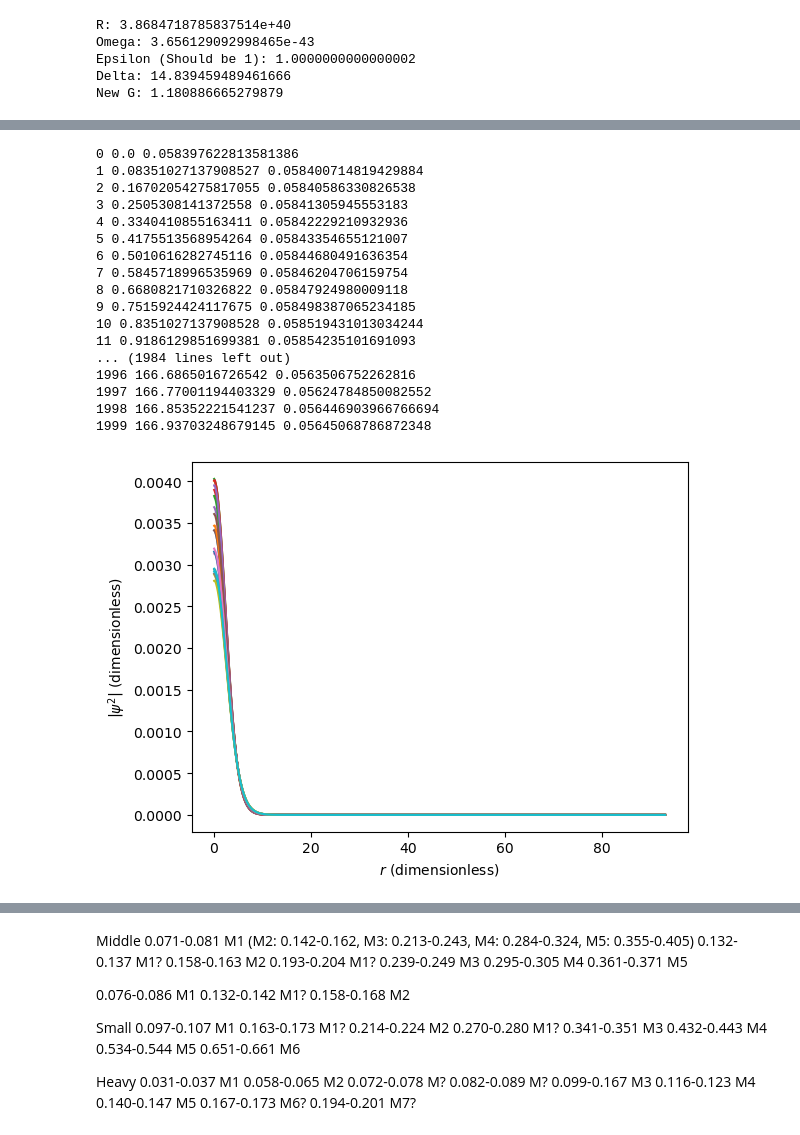
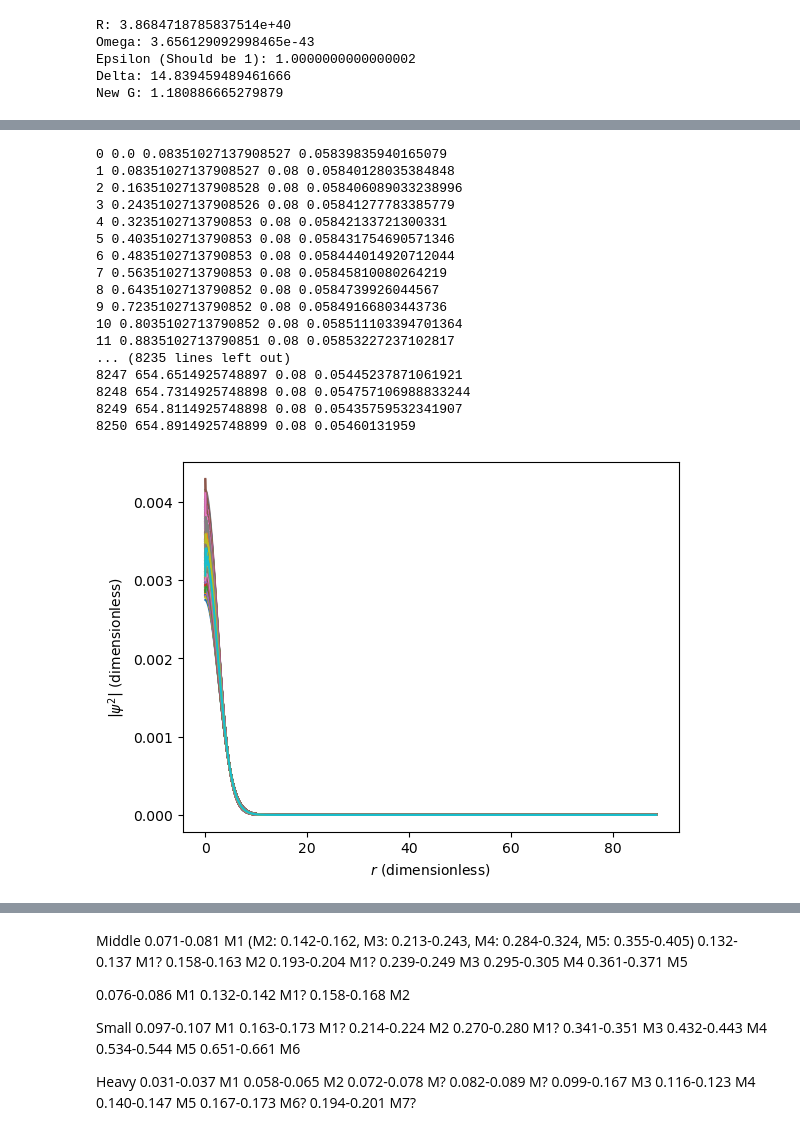
Before and after one commit to bkklee/BosonStar, a Jupyter notebook: Crank-Nicolson_v5.ipynb, the cells around one changed output, grey strips where cells are left out. Cells and saved outputs as stored; diff of their text form; code cells hidden in the pictures.

```diff
--- a/Crank-Nicolson_v5.ipynb
+++ b/Crank-Nicolson_v5.ipynb
@@ -16,7 +16,7 @@ totalMassInCU = 0.1
 #dtInCU = 1000.0
 #bigT = 100000
 dtInCU = 2500.0
-bigT = 2000
+bigT = 40000
 # %%
 bosonStar = outputProfile(massInCU, aInCU, totalMassInCU)
 x = bosonStar["x"]
@@ -153,67 +153,69 @@ setupQ()
 setupV2Grav()
 setupU1U2()
 
+currentT = 0.0
 hello = []
 hello2 = []
-hello3 = []
-hello4 = []
 ts = []
+cfls = []
 oldGM = GM
 newGM = GM*1.2
 for t in range(bigT):
     #Pertubation
-    if(t*dt<6.0):
+    if(currentT<6.0):
         GM = newGM
-    if(t*dt>=6.0):
+    if(currentT>=6.0):
         GM = oldGM
 
     setupQ()
     setupV2Grav()
     setupU1U2()
     psi = np.linalg.solve(U2, np.dot(U1,psi))
 
-    print(t, t*dt, np.absolute(psi[0])/x[0])
+    print(t, currentT, dt, np.absolute(psi[0])/x[0])
+
+    currentT = currentT + dt
+    dt = min(0.08, 0.1*dx/abs((np.angle(psi[1])-np.angle(psi[0]))/(dx*Ra)/m/Ra/omegaA))
+
     if(GM == oldGM):
-
         def findMass():
             for i in range(size):
                 if(i != 0):
                     temp = scipy.integrate.simpson(4.0*np.pi*np.absolute(psi[:i])*np.absolute(psi[:i]), x=x[:i])
                     if(temp > 0.99):
                         return i
             return size-1
 
-        hello4.append(np.angle(psi[1]))
-        hello3.append(np.angle(psi[0]))
+        cfls.append((np.array(psi[1])-np.array(psi[0]))/(dx*Ra)/m/Ra/omegaA*dt/dx)
         hello2.append(findMass())
         hello.append(np.absolute(psi[0])*np.absolute(psi[0])/x[0]/x[0])
-        ts.append(t*dt)
+        ts.append(currentT)
 
     if t%100 == 0:
         plt.plot(x, np.absolute(psi)*np.absolute(psi)/x/x)
 
 plt.xlabel(r"$r$ (dimensionless)")
 plt.ylabel(r"$\left | \psi^2 \right |$ (dimensionless)")
 plt.show()
 # %% [output]
-0 0.0 0.058397622813581386
-1 0.08351027137908527 0.058400714819429884
-2 0.16702054275817055 0.05840586330826538
-3 0.2505308141372558 0.05841305945553183
-4 0.3340410855163411 0.05842229210932936
-5 0.4175513568954264 0.05843354655121007
-6 0.5010616282745116 0.05844680491636354
-7 0.5845718996535969 0.05846204706159754
-8 0.6680821710326822 0.05847924980009118
-9 0.7515924424117675 0.058498387065234185
-10 0.8351027137908528 0.058519431013034244
-11 0.9186129851699381 0.05854235101691093
-... (1984 lines left out)
-1996 166.6865016726542 0.0563506752262816
-1997 166.77001194403329 0.05624784850082552
-1998 166.85352221541237 0.056446903966766694
-1999 166.93703248679145 0.05645068786872348
+0 0.0 0.08351027137908527 0.05839835940165079
+1 0.08351027137908527 0.08 0.05840128035384848
+2 0.16351027137908528 0.08 0.058406089033238996
+3 0.24351027137908526 0.08 0.05841277783385779
+4 0.3235102713790853 0.08 0.05842133721300331
+5 0.4035102713790853 0.08 0.058431754690571346
+6 0.4835102713790853 0.08 0.058444014920712044
+7 0.5635102713790853 0.08 0.05845810080264219
+8 0.6435102713790852 0.08 0.0584739926044567
+9 0.7235102713790852 0.08 0.05849166803443736
+10 0.8035102713790852 0.08 0.058511103394701364
+11 0.8835102713790851 0.08 0.05853227237102817
+... (8235 lines left out)
+8247 654.6514925748897 0.08 0.05445237871061921
+8248 654.7314925748898 0.08 0.054757106988833244
+8249 654.8114925748898 0.08 0.05435759532341907
+8250 654.8914925748899 0.08 0.05460131959
-[figure, old version]
+[figure, new version]
 # %%
 plt.plot(ts, hello)
 plt.xlabel(r"$t$ (dimensionless)")
```
Also changed, not shown: parts of 10 cells of this notebook.
